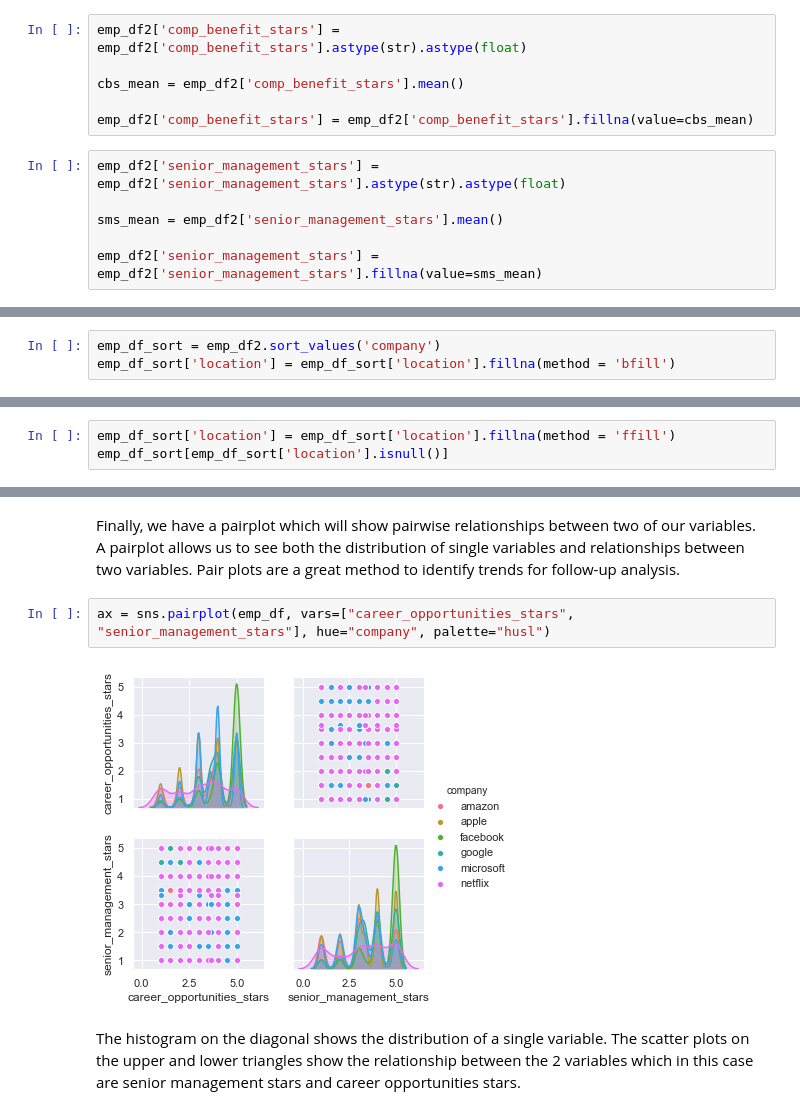
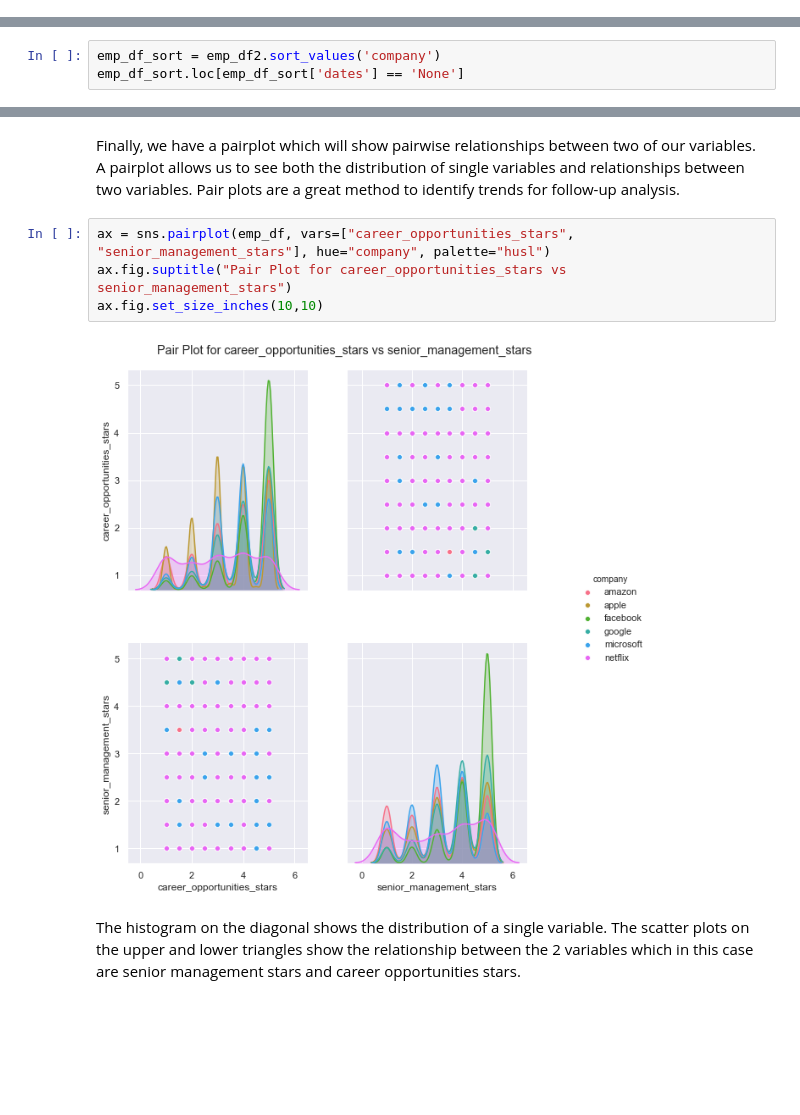
Before and after one commit to venustrip/Capstone-1, a Jupyter notebook: employee.ipynb, the cells around one changed output, grey strips where cells are left out. Saved outputs shown, nothing was run; the diff lists cells and outputs as text; blank space fills up the shorter version.

```diff
--- a/employee.ipynb
+++ b/employee.ipynb
@@ -154,12 +135,0 @@ emp_df2['career_opportunities_stars'] = emp_df2['career_opportunities_stars'].fi
-# %%
-emp_df2['comp_benefit_stars'] = emp_df2['comp_benefit_stars'].astype(str).astype(float)
-
-cbs_mean = emp_df2['comp_benefit_stars'].mean()
-
-emp_df2['comp_benefit_stars'] = emp_df2['comp_benefit_stars'].fillna(value=cbs_mean)
-# %%
-emp_df2['senior_management_stars'] = emp_df2['senior_management_stars'].astype(str).astype(float)
-
-sms_mean = emp_df2['senior_management_stars'].mean()
-
-emp_df2['senior_management_stars'] = emp_df2['senior_management_stars'].fillna(value=sms_mean)
@@ -168,3 +142,3 @@ Since location is not a numerical column, it’s null values will be filled usin
 # %%
 emp_df_sort = emp_df2.sort_values('company')
-emp_df_sort['location'] = emp_df_sort['location'].fillna(method = 'bfill')
+emp_df_sort.loc[emp_df_sort['dates'] == 'None']
@@ -197,3 +147,0 @@ emp_df_sort[emp_df_sort['location'].isnull()]
-# %%
-emp_df_sort['location'] = emp_df_sort['location'].fillna(method = 'ffill')
-emp_df_sort[emp_df_sort['location'].isnull()]
@@ -349,8 +286,10 @@ From the above chart it is evident that Facebook received the highest average ov
 Finally, we have a pairplot which will show pairwise relationships between two of our variables. A pairplot allows us to see both the distribution of single variables and relationships between two variables. Pair plots are a great method to identify trends for follow-up analysis.
 # %%
 ax = sns.pairplot(emp_df, vars=["career_opportunities_stars", "senior_management_stars"], hue="company", palette="husl")
+ax.fig.suptitle("Pair Plot for career_opportunities_stars vs senior_management_stars")
+ax.fig.set_size_inches(10,10)
 # %% [output]
-[figure, old version]
+[figure, new version]
 # %% [markdown]
 The histogram on the diagonal shows the distribution of a single variable. The scatter plots on the upper and lower triangles show the relationship between the 2 variables which in this case are senior management stars and career opportunities stars.
 # %% [markdown]
```
Also changed, not shown: parts of 22 cells of this notebook.
